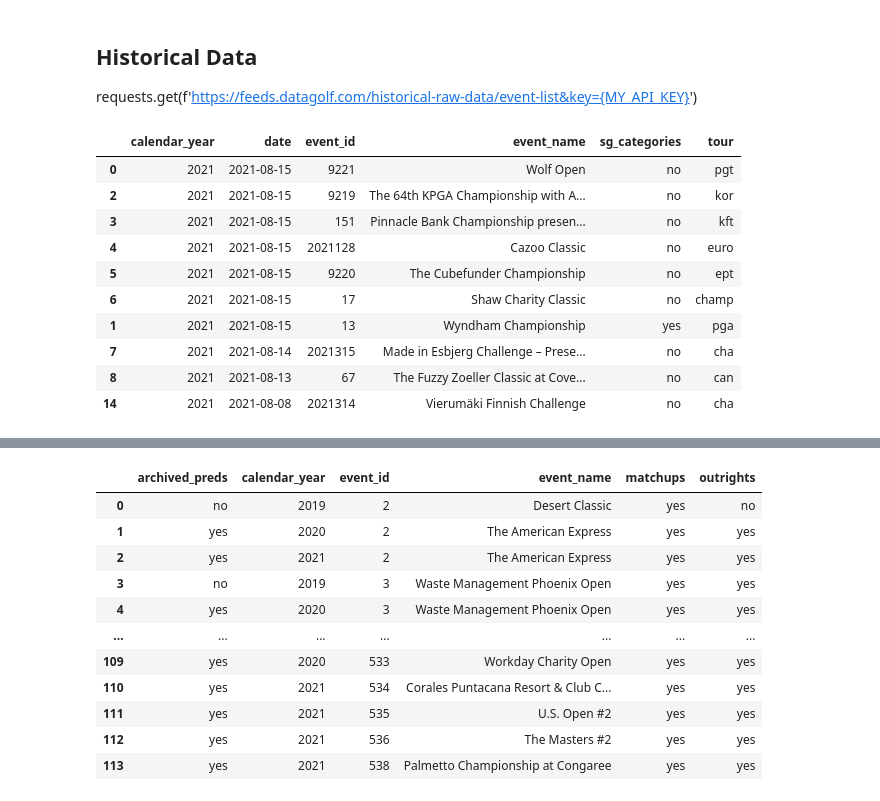
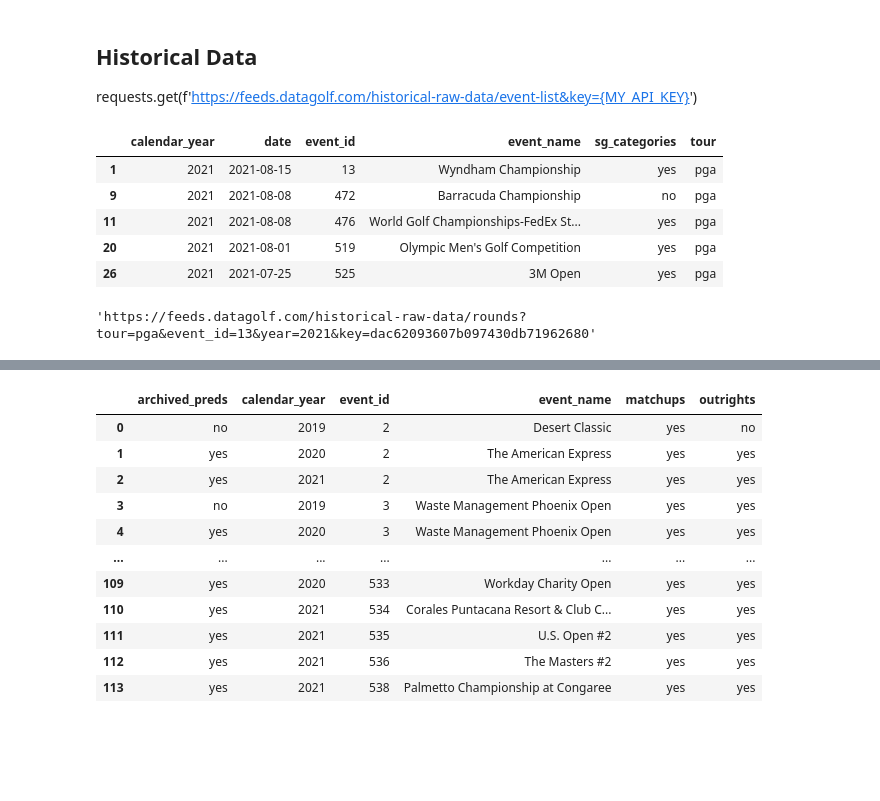
Before and after one commit to mtodisco10/data-golf, a Jupyter notebook: Extract From Data Golf API.ipynb, the cells around one changed output, grey strips where cells are left out. Drawn from its saved outputs; the diff is of its cells as text; code cells hidden in the pictures; blank space fills up the shorter version.

Commit message:
Pulling historical strokes gained

```diff
--- a/Extract From Data Golf API.ipynb
+++ b/Extract From Data Golf API.ipynb
@@ -165,22 +164,17 @@ requests.get(f'https://feeds.datagolf.com/historical-raw-data/event-list&key={MY
 response = requests.get(f'https://feeds.datagolf.com/historical-raw-data/event-list?&key={MY_API_KEY}')
 event_data = pd.DataFrame(response.json())
-# %%
-event_data.sort_values('date', ascending=False).head(10)
-# %% [output]
-|  | calendar_year | date | event_id | event_name | sg_categories | tour |
-| 0 | 2021 | 2021-08-15 | 9221 | Wolf Open | no | pgt |
-| 2 | 2021 | 2021-08-15 | 9219 | The 64th KPGA Championship with A... | no | kor |
-| 3 | 2021 | 2021-08-15 | 151 | Pinnacle Bank Championship presen... | no | kft |
-| 4 | 2021 | 2021-08-15 | 2021128 | Cazoo Classic | no | euro |
-| 5 | 2021 | 2021-08-15 | 9220 | The Cubefunder Championship | no | ept |
-| 6 | 2021 | 2021-08-15 | 17 | Shaw Charity Classic | no | champ |
-| 1 | 2021 | 2021-08-15 | 13 | Wyndham Championship | yes | pga |
-| 7 | 2021 | 2021-08-14 | 2021315 | Made in Esbjerg Challenge – Prese... | no | cha |
-| 8 | 2021 | 2021-08-13 | 67 | The Fuzzy Zoeller Classic at Cove... | no | can |
-| 14 | 2021 | 2021-08-08 | 2021314 | Vierumäki Finnish Challenge | no | cha |
+# %%
+pga_tour_events = event_data.query("tour =='pga'").reset_index()
+# %%
+pga_tour_events.shape[]
+# %% [output]
+|  | calendar_year | date | event_id | event_name | sg_categories | tour |
+| 1 | 2021 | 2021-08-15 | 13 | Wyndham Championship | yes | pga |
+| 9 | 2021 | 2021-08-08 | 472 | Barracuda Championship | no | pga |
+| 11 | 2021 | 2021-08-08 | 476 | World Golf Championships-FedEx St... | yes | pga |
+| 20 | 2021 | 2021-08-01 | 519 | Olympic Men's Golf Competition | yes | pga |
+| 26 | 2021 | 2021-07-25 | 525 | 3M Open | yes | pga |
 # %%
-tour = 'pga'
-event_id = 13
-year = 2021
-response = requests.get(f'https://feeds.datagolf.com/historical-raw-data/rounds?tour={tour}&event_id={event_id}&year={year}&key={MY_API_KEY}')
-json_data = response.json()
+f'https://feeds.datagolf.com/historical-raw-data/rounds?tour={tour}&event_id={event_id}&year={year}&key=dac62093607b097430db71962680'
+# %% [output]
+'https://feeds.datagolf.com/historical-raw-data/rounds?tour=pga&event_id=13&year=2021&key=dac62093607b097430db71962680'
```
Also changed, not shown: parts of 10 cells of this notebook.
